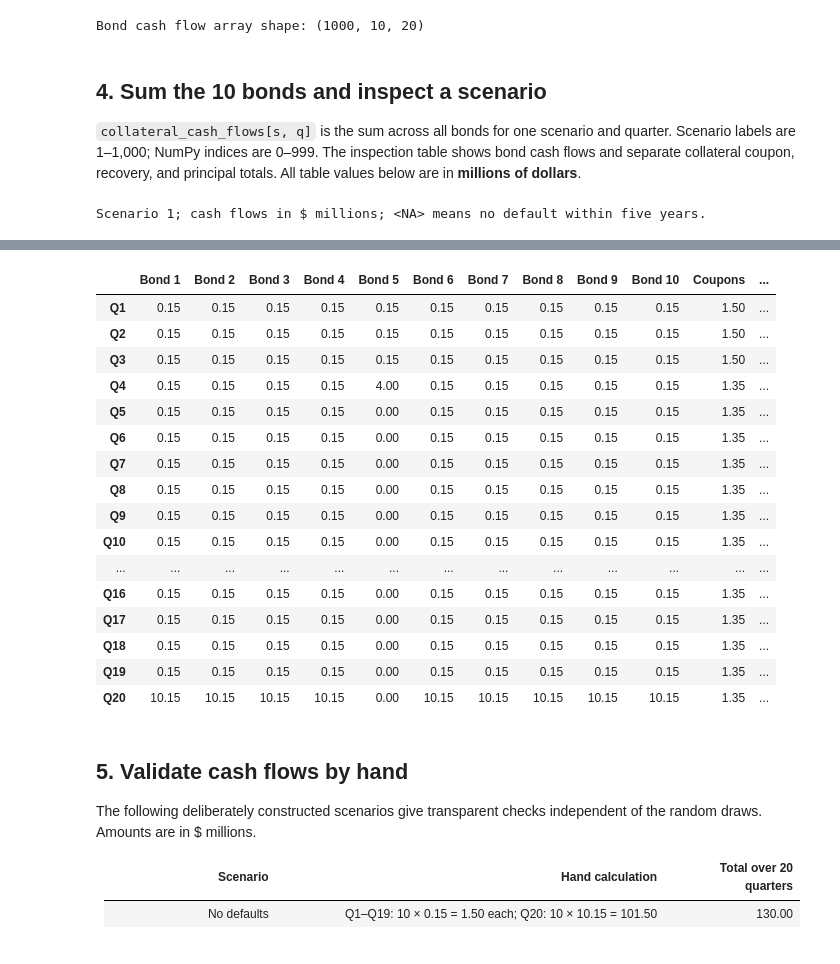
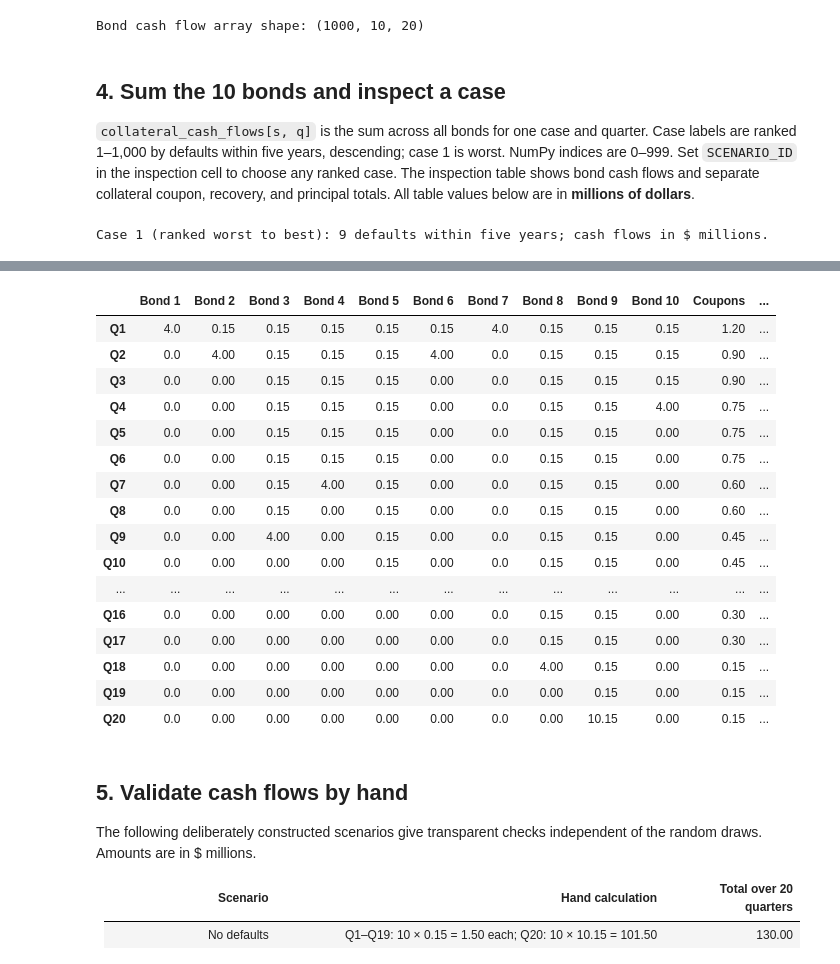
Before and after one commit to moctran/valuation_miniproject3, a Jupyter notebook: miniproject3miniproject.ipynb, the cells around one changed output, grey strips where cells are left out. Drawn from its saved outputs; the diff is of its cells as text; code cells hidden in the pictures.

Commit message:
First Part with Cholesky Decomposition

```diff
--- a/miniproject3miniproject.ipynb
+++ b/miniproject3miniproject.ipynb
@@ -146,18 +153,44 @@ Verified population default-time correlation: 0.2000000000
 For comparison, normal-score correlation 0.20 implies default-time correlation 0.170302.
 # %%
 rng = np.random.default_rng(SEED)
-common_normals = rng.standard_normal((N_SCENARIOS, 1)) # common factor for all bonds in a scenario
-idiosyncratic_normals = rng.standard_normal((N_SCENARIOS, N_BONDS)) # idiosyncratic factors for each bond in a scenario
-latent_scores = np.sqrt(LATENT_RHO) * common_normals + np.sqrt(1 - LATENT_RHO) * idiosyncratic_normals
+normal_correlation = np.full((N_BONDS, N_BONDS), LATENT_RHO)
+np.fill_diagonal(normal_correlation, 1.0)
+cholesky_factor = np.linalg.cholesky(normal_correlation)
+independent_normals = rng.standard_normal((N_SCENARIOS, N_BONDS))
+independent_normals = (
+    independent_normals - independent_normals.mean(axis=0)
+) / independent_normals.std(axis=0, ddof=1)
+latent_scores = independent_normals @ cholesky_factor.T
+sample_latent_correlation = np.corrcoef(latent_scores, rowvar=False)
 uniforms = ndtr(latent_scores)
 # Guard against numerical rounding to exactly 0 or 1.
 uniforms = np.clip(uniforms, np.finfo(float).tiny, np.nextafter(1.0, 0.0))
-default_times = -np.log(uniforms) / hazard_rate
+default_times = -np.log1p(-uniforms) / hazard_rate
+
+# Rank cases by the number of defaults within maturity; stable ties retain seeded draw order.
+default_counts = (default_times <= MATURITY_YEARS).sum(axis=1)
+scenario_order = np.argsort(-default_counts, kind="stable")
+independent_normals = independent_normals[scenario_order]
+latent_scores = latent_scores[scenario_order]
+uniforms = uniforms[scenario_order]
+default_times = default_times[scenario_order]
+default_counts = default_counts[scenario_order]
+
 default_times_df = pd.DataFrame(default_times, index=scenario_ids, columns=bond_labels)
 
 assert default_times.shape == (N_SCENARIOS, N_BONDS)
 assert np.all(np.isfinite(default_times)) and np.all(default_times > 0)
-print("Default times in years, first five scenarios:")
+assert np.allclose(independent_normals.mean(axis=0), 0.0, atol=1e-12)
+assert np.allclose(independent_normals.std(axis=0, ddof=1), 1.0, atol=1e-12)
+assert np.all(np.diff(default_counts) <= 0)
+assert default_counts[0] == default_counts.max()
+assert default_counts[-1] == default_counts.min()
+print("Default times in years, first five cases ranked worst to best:")
 display(default_times_df.head().round(4))
-print(f"Defaults within five years: {(default_times <= MATURITY_YEARS).sum():,} / {default_times.size:,}")
+print(f"Defaults in case 1 (worst): {default_counts[0]} / {N_BONDS}")
+print(f"Defaults in case {N_SCENARIOS} (best): {default_counts[-1]} / {N_BONDS}")
+print(f"Defaults within five years: {default_counts.sum():,} / {default_times.size:,}")
+print(f"Average sample latent-normal correlation: "
+      f"{sample_latent_correlation[np.triu_indices(N_BONDS, k=1)].mean():.4f} "
+      f"(target {LATENT_RHO:.4f})")
 # %% [output]
@@ -212,9 +248,9 @@ print("Bond cash flow array shape:", bond_cash_flows.shape)
 # %% [output]
 Bond cash flow array shape: (1000, 10, 20)
 # %% [markdown]
-## 4. Sum the 10 bonds and inspect a scenario
+## 4. Sum the 10 bonds and inspect a case
 
-`collateral_cash_flows[s, q]` is the sum across all bonds for one scenario and quarter. Scenario labels are 1–1,000; NumPy indices are 0–999. The inspection table shows bond cash flows and separate collateral coupon, recovery, and principal totals. All table values below are in **millions of dollars**.
+`collateral_cash_flows[s, q]` is the sum across all bonds for one case and quarter. Case labels are ranked 1–1,000 by defaults within five years, descending; case 1 is worst. NumPy indices are 0–999. Set `SCENARIO_ID` in the inspection cell to choose any ranked case. The inspection table shows bond cash flows and separate collateral coupon, recovery, and principal totals. All table values below are in **millions of dollars**.
 # %%
 collateral_cash_flows = bond_cash_flows.sum(axis=1)
 collateral_cash_flows_df = pd.DataFrame(
@@ -224,7 +260,7 @@ assert collateral_cash_flows.shape == (N_SCENARIOS, N_QUARTERS)
 
 def inspect_scenario(scenario_id):
     if not isinstance(scenario_id, (int, np.integer)) or not 1 <= scenario_id <= N_SCENARIOS:
-        raise ValueError(f"Choose an integer scenario ID from 1 to {N_SCENARIOS}.")
+        raise ValueError(f"Choose an integer case ID from 1 to {N_SCENARIOS}.")
     s = scenario_id - 1
     default_quarters = [
         int(np.searchsorted(payment_times, t, side="left") + 1)
@@ -240,13 +276,13 @@ def inspect_scenario(scenario_id):
     cash["Recoveries"] = recovery_cash_flows[s].sum(axis=0) / 1e6
     cash["Principal"] = principal_cash_flows[s].sum(axis=0) / 1e6
     cash["Collateral total"] = collateral_cash_flows[s] / 1e6
-    print(f"Scenario {scenario_id}; cash flows in $ millions; <NA> means no default within five years.")
+    print(f"Case {scenario_id} (ranked worst to best): {default_counts[s]} defaults within five years; cash flows in $ millions.")
     display(details.round(4))
     display(cash.round(4))
     return details, cash
 
-SCENARIO_ID = 1  # Change to any integer from 1 to 1000; no new random draws are needed.
+SCENARIO_ID = 1  # Select any ranked case from 1 (most defaults) to 1000 (fewest defaults).
 scenario_details, scenario_cash_flows = inspect_scenario(SCENARIO_ID)
 # %% [output]
-Scenario 1; cash flows in $ millions; <NA> means no default within five years.
+Case 1 (ranked worst to best): 9 defaults within five years; cash flows in $ millions.
 |  | Default time (years) | Default quarter | Survives maturity |
@@ -263,20 +299,20 @@ Scenario 1; cash flows in $ millions; <NA> means no default within five years.
 |  | Bond 1 | Bond 2 | Bond 3 | Bond 4 | Bond 5 | Bond 6 | Bond 7 | Bond 8 | Bond 9 | Bond 10 | Coupons | ... |
-| Q1 | 0.15 | 0.15 | 0.15 | 0.15 | 0.15 | 0.15 | 0.15 | 0.15 | 0.15 | 0.15 | 1.50 | ... |
-| Q2 | 0.15 | 0.15 | 0.15 | 0.15 | 0.15 | 0.15 | 0.15 | 0.15 | 0.15 | 0.15 | 1.50 | ... |
-| Q3 | 0.15 | 0.15 | 0.15 | 0.15 | 0.15 | 0.15 | 0.15 | 0.15 | 0.15 | 0.15 | 1.50 | ... |
-| Q4 | 0.15 | 0.15 | 0.15 | 0.15 | 4.00 | 0.15 | 0.15 | 0.15 | 0.15 | 0.15 | 1.35 | ... |
-| Q5 | 0.15 | 0.15 | 0.15 | 0.15 | 0.00 | 0.15 | 0.15 | 0.15 | 0.15 | 0.15 | 1.35 | ... |
-| Q6 | 0.15 | 0.15 | 0.15 | 0.15 | 0.00 | 0.15 | 0.15 | 0.15 | 0.15 | 0.15 | 1.35 | ... |
-| Q7 | 0.15 | 0.15 | 0.15 | 0.15 | 0.00 | 0.15 | 0.15 | 0.15 | 0.15 | 0.15 | 1.35 | ... |
-| Q8 | 0.15 | 0.15 | 0.15 | 0.15 | 0.00 | 0.15 | 0.15 | 0.15 | 0.15 | 0.15 | 1.35 | ... |
-| Q9 | 0.15 | 0.15 | 0.15 | 0.15 | 0.00 | 0.15 | 0.15 | 0.15 | 0.15 | 0.15 | 1.35 | ... |
-| Q10 | 0.15 | 0.15 | 0.15 | 0.15 | 0.00 | 0.15 | 0.15 | 0.15 | 0.15 | 0.15 | 1.35 | ... |
+| Q1 | 4.0 | 0.15 | 0.15 | 0.15 | 0.15 | 0.15 | 4.0 | 0.15 | 0.15 | 0.15 | 1.20 | ... |
+| Q2 | 0.0 | 4.00 | 0.15 | 0.15 | 0.15 | 4.00 | 0.0 | 0.15 | 0.15 | 0.15 | 0.90 | ... |
+| Q3 | 0.0 | 0.00 | 0.15 | 0.15 | 0.15 | 0.00 | 0.0 | 0.15 | 0.15 | 0.15 | 0.90 | ... |
+| Q4 | 0.0 | 0.00 | 0.15 | 0.15 | 0.15 | 0.00 | 0.0 | 0.15 | 0.15 | 4.00 | 0.75 | ... |
+| Q5 | 0.0 | 0.00 | 0.15 | 0.15 | 0.15 | 0.00 | 0.0 | 0.15 | 0.15 | 0.00 | 0.75 | ... |
+| Q6 | 0.0 | 0.00 | 0.15 | 0.15 | 0.15 | 0.00 | 0.0 | 0.15 | 0.15 | 0.00 | 0.75 | ... |
+| Q7 | 0.0 | 0.00 | 0.15 | 4.00 | 0.15 | 0.00 | 0.0 | 0.15 | 0.15 | 0.00 | 0.60 | ... |
+| Q8 | 0.0 | 0.00 | 0.15 | 0.00 | 0.15 | 0.00 | 0.0 | 0.15 | 0.15 | 0.00 | 0.60 | ... |
+| Q9 | 0.0 | 0.00 | 4.00 | 0.00 | 0.15 | 0.00 | 0.0 | 0.15 | 0.15 | 0.00 | 0.45 | ... |
+| Q10 | 0.0 | 0.00 | 0.00 | 0.00 | 0.15 | 0.00 | 0.0 | 0.15 | 0.15 | 0.00 | 0.45 | ... |
 | ... | ... | ... | ... | ... | ... | ... | ... | ... | ... | ... | ... | ... |
-| Q16 | 0.15 | 0.15 | 0.15 | 0.15 | 0.00 | 0.15 | 0.15 | 0.15 | 0.15 | 0.15 | 1.35 | ... |
-| Q17 | 0.15 | 0.15 | 0.15 | 0.15 | 0.00 | 0.15 | 0.15 | 0.15 | 0.15 | 0.15 | 1.35 | ... |
-| Q18 | 0.15 | 0.15 | 0.15 | 0.15 | 0.00 | 0.15 | 0.15 | 0.15 | 0.15 | 0.15 | 1.35 | ... |
-| Q19 | 0.15 | 0.15 | 0.15 | 0.15 | 0.00 | 0.15 | 0.15 | 0.15 | 0.15 | 0.15 | 1.35 | ... |
-| Q20 | 10.15 | 10.15 | 10.15 | 10.15 | 0.00 | 10.15 | 10.15 | 10.15 | 10.15 | 10.15 | 1.35 | ... |
+| Q16 | 0.0 | 0.00 | 0.00 | 0.00 | 0.00 | 0.00 | 0.0 | 0.15 | 0.15 | 0.00 | 0.30 | ... |
+| Q17 | 0.0 | 0.00 | 0.00 | 0.00 | 0.00 | 0.00 | 0.0 | 0.15 | 0.15 | 0.00 | 0.30 | ... |
+| Q18 | 0.0 | 0.00 | 0.00 | 0.00 | 0.00 | 0.00 | 0.0 | 4.00 | 0.15 | 0.00 | 0.15 | ... |
+| Q19 | 0.0 | 0.00 | 0.00 | 0.00 | 0.00 | 0.00 | 0.0 | 0.00 | 0.15 | 0.00 | 0.15 | ... |
+| Q20 | 0.0 | 0.00 | 0.00 | 0.00 | 0.00 | 0.00 | 0.0 | 0.00 | 10.15 | 0.00 | 0.15 | ... |
 # %% [markdown]
 ## 5. Validate cash flows by hand
 
```
Also changed, not shown: parts of 9 cells of this notebook.
